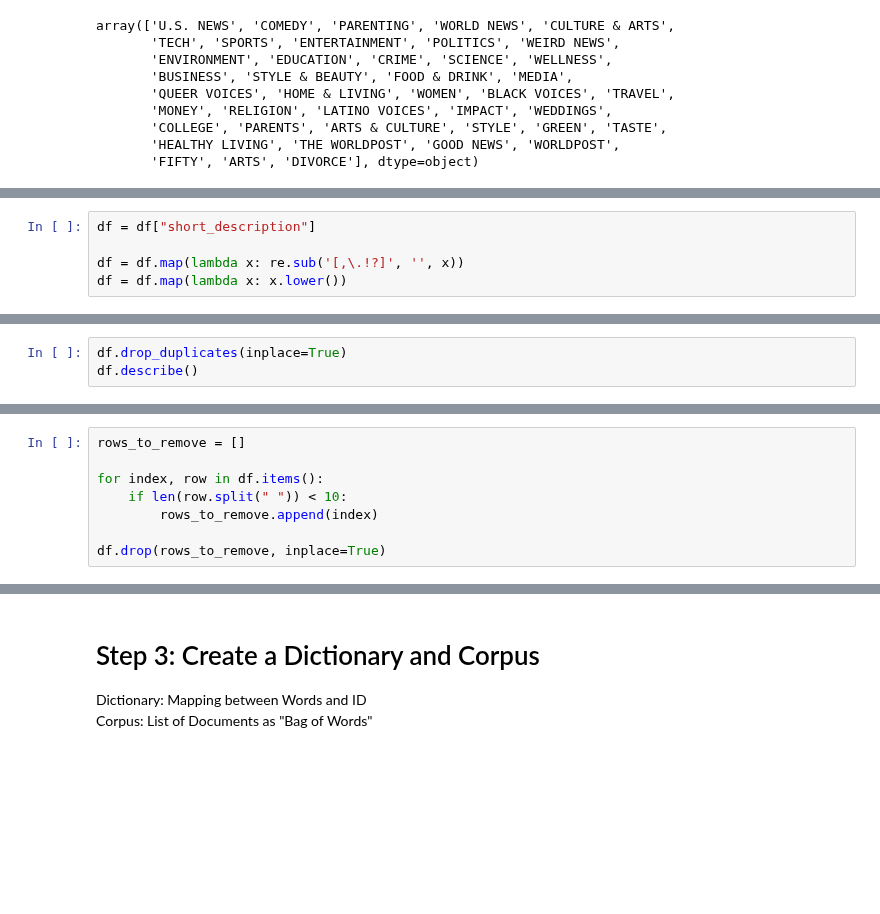
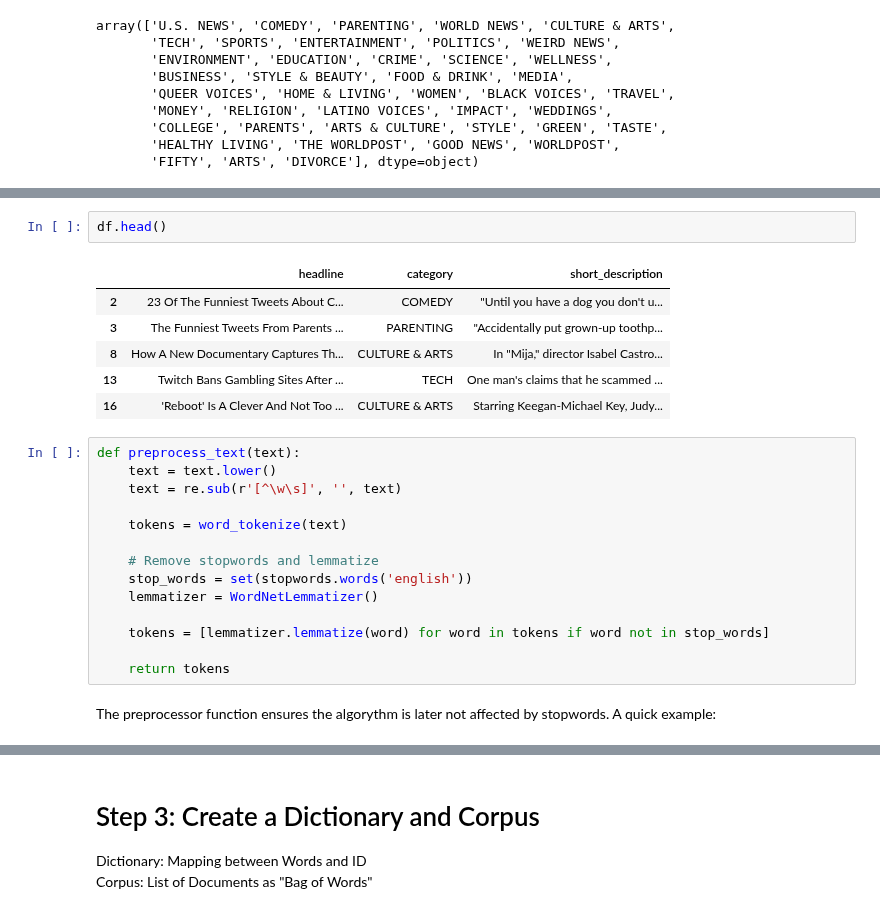
Before and after one commit to NiklasElsaesser/bug-free-fishstick, a Jupyter notebook: Simple_LDA.ipynb, the cells around one changed output, grey strips where cells are left out. Cells and saved outputs as stored; diff of their text form; blank space fills up the shorter version.

```diff
--- a/Simple_LDA.ipynb
+++ b/Simple_LDA.ipynb
@@ -120,5 +120,0 @@ unique_categories = len(df.category.unique())
-# %%
-df = df["short_description"]
-
-df = df.map(lambda x: re.sub('[,\.!?]', '', x))
-df = df.map(lambda x: x.lower())
@@ -138,3 +120,0 @@ As we remember from previously, we had some shortcomings in our short descriptio
-# %%
-df.drop_duplicates(inplace=True)
-df.describe()
@@ -147,8 +120,0 @@ Name: short_description, dtype: object
-# %%
-rows_to_remove = []
-
-for index, row in df.items():
-    if len(row.split(" ")) < 10:
-        rows_to_remove.append(index)
-
-df.drop(rows_to_remove, inplace=True)
@@ -169,0 +121,25 @@ processed_texts = preprocess_data(df)
+# %%
+df.head()
+# %% [output]
+|  | headline | category | short_description |
+| 2 | 23 Of The Funniest Tweets About C... | COMEDY | "Until you have a dog you don't u... |
+| 3 | The Funniest Tweets From Parents ... | PARENTING | "Accidentally put grown-up toothp... |
+| 8 | How A New Documentary Captures Th... | CULTURE & ARTS | In "Mija," director Isabel Castro... |
+| 13 | Twitch Bans Gambling Sites After ... | TECH | One man's claims that he scammed ... |
+| 16 | 'Reboot' Is A Clever And Not Too ... | CULTURE & ARTS | Starring Keegan-Michael Key, Judy... |
+# %%
+def preprocess_text(text):
+    text = text.lower()
+    text = re.sub(r'[^\w\s]', '', text)
+
+    tokens = word_tokenize(text)
+
+    # Remove stopwords and lemmatize
+    stop_words = set(stopwords.words('english'))
+    lemmatizer = WordNetLemmatizer()
+
+    tokens = [lemmatizer.lemmatize(word) for word in tokens if word not in stop_words]
+
+    return tokens
+# %% [markdown]
+The preprocessor function ensures the algorythm is later not affected by stopwords. A quick example:
```
Also changed, not shown: parts of 24 cells of this notebook, 1 other file.
